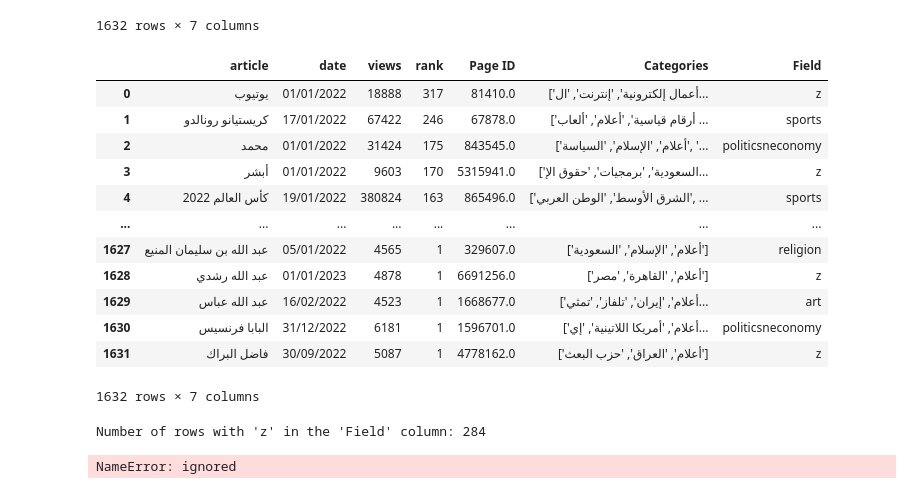
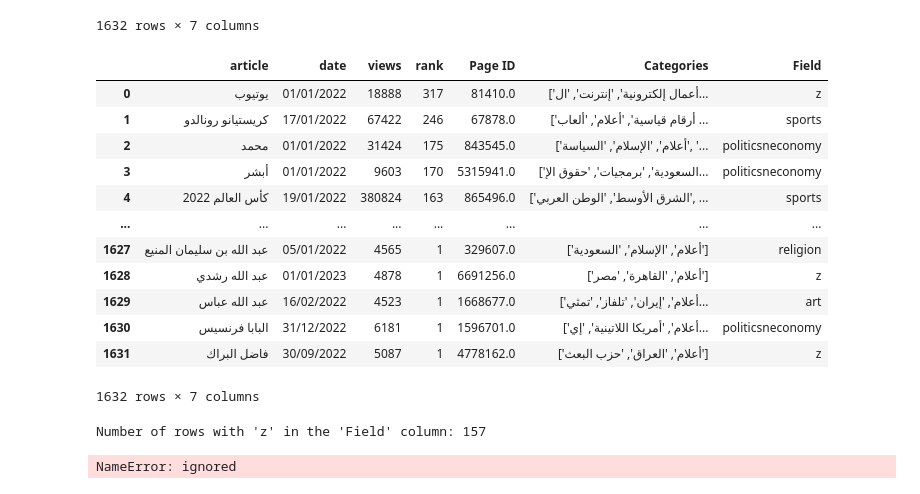
Before and after one commit to ia234/Python_23, a Jupyter notebook: Category_Analysis.ipynb, the cells around one changed output. Drawn from its saved outputs; the diff is of its cells as text; code cells hidden in the pictures.

```diff
--- a/Category_Analysis.ipynb
+++ b/Category_Analysis.ipynb
@@ -606,34 +606,37 @@ smaller_df
 # %%
 import pandas as pd
 
 # Assuming you have a DataFrame called smaller_df with a "Categories" column
 
 # Define a function to categorize the rows based on the presence of words
 def categorize_field(row):
     if isinstance(row, str):  # Check if the input is a string
         if "كأس العالم" in row or "ألعاب أولمبية" in row or "كرة القدم" in row or "رياضة" in row:
             return "sports"
-        elif "تمثيل" in row or "سينما" in row or "أدب" in row or "موسيقى" in row or "فنون" in row or "تلفاز" in row:
+        elif "تمثيل" in row or "سينما" in row or "أدب" in row or "موسيقى" in row or "فنون" in row or "تلفاز" in row or "لغة" in row:
             return "art"
-        elif "السياسة" in row or "ملكية" in row or "الاقتصاد" in row:
+        elif "السياسة" in row or "ملكية" in row or "الاقتصاد" in row or "الحرب" in row or "القانون" in row or "حقوق" in row or "صراع" in row:
             return "politicsneconomy"
         elif "الإسلام" in row or "الأديان" in row or "الشيعة" in row or "المسيحية" in row:
             return "religion"
         elif "علم" in row or "علوم" in row or "طب" in row or "تقانة" in row:
             return "science"
+        elif "دول" in row or "جزر" in row or "جغرافيا" in row:
+            return "locations"
+
     return "z"
 
 # Apply the categorize_field function to create the "Field" column
 smaller_df['Field'] = smaller_df['Categories'].apply(categorize_field)
 
 # Print the updated DataFrame
 smaller_df
 # %% [output]
 |  | article | date | views | rank | Page ID | Categories | Field |
 | 0 | يوتيوب | 01/01/2022 | 18888 | 317 | 81410.0 | ['أعمال إلكترونية', 'إنترنت', 'ال... | z |
 | 1 | كريستيانو رونالدو | 17/01/2022 | 67422 | 246 | 67878.0 | ['أرقام قياسية', 'أعلام', 'ألعاب ... | sports |
 | 2 | محمد | 01/01/2022 | 31424 | 175 | 843545.0 | ['أعلام', 'الإسلام', 'السياسة', '... | politicsneconomy |
-| 3 | أبشر | 01/01/2022 | 9603 | 170 | 5315941.0 | ['السعودية', 'برمجيات', 'حقوق الإ... | z |
+| 3 | أبشر | 01/01/2022 | 9603 | 170 | 5315941.0 | ['السعودية', 'برمجيات', 'حقوق الإ... | politicsneconomy |
 | 4 | كأس العالم 2022 | 19/01/2022 | 380824 | 163 | 865496.0 | ['الشرق الأوسط', 'الوطن العربي', ... | sports |
 | ... | ... | ... | ... | ... | ... | ... | ... |
 | 1627 | عبد الله بن سليمان المنيع | 05/01/2022 | 4565 | 1 | 329607.0 | ['أعلام', 'الإسلام', 'السعودية'] | religion |
@@ -645,9 +648,9 @@ smaller_df
 # %%
 z_count = (smaller_df['Field'] == 'z').sum()
 print(f"Number of rows with 'z' in the 'Field' column: {z_count}")
-# 375
+# 157
 # %% [output]
-Number of rows with 'z' in the 'Field' column: 284
+Number of rows with 'z' in the 'Field' column: 157
 # %%
 stop
 # %% [output]
```
